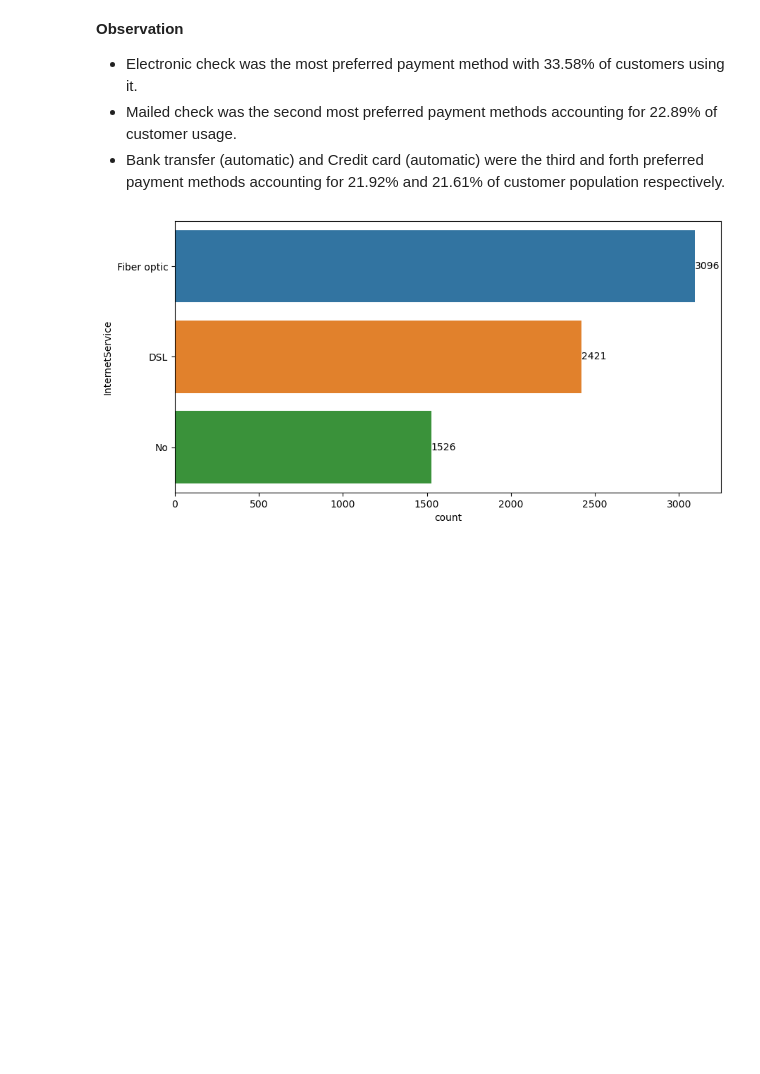
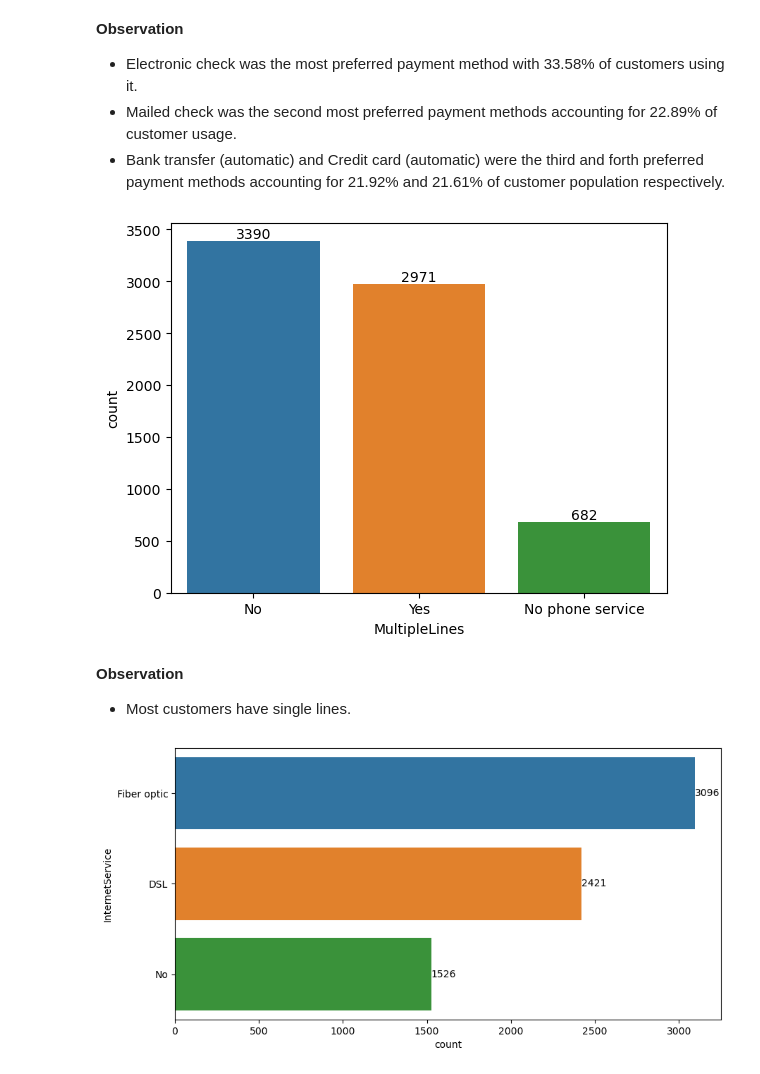
Before and after one commit to chemutai254/ML_Projects, a Jupyter notebook: Capstone_Project/CustomerChurnPrediction.ipynb, the cells around one changed output. Drawn from its saved outputs; the diff is of its cells as text; code cells hidden in the pictures; blank space fills up the shorter version.

```diff
--- a/Capstone_Project/CustomerChurnPrediction.ipynb
+++ b/Capstone_Project/CustomerChurnPrediction.ipynb
@@ -221,6 +221,16 @@ plt.show();
 - Electronic check was the most preferred payment method with 33.58% of customers using it.
 - Mailed check was the second most preferred payment methods accounting for 22.89% of customer usage.
 - Bank transfer (automatic) and Credit card (automatic) were the third and forth preferred payment methods accounting for 21.92% and 21.61% of customer population respectively.
+# %%
+# sns.countplot(x="MultipleLines", data=df1).set_title("Customers by Lines");
+ax = sns.countplot(x=df1["MultipleLines"], order=df1["MultipleLines"].value_counts(ascending=False).index)
+values = df1["MultipleLines"].value_counts(ascending=False).values
+ax.bar_label(container=ax.containers[0], labels=values);
+# %% [output]
+[figure, added]
+# %% [markdown]
+**Observation**
+- Most customers have single lines.
 # %%
 # Internet Service
 plt.figure(figsize=(10,5))
```
Also changed, not shown: parts of 9 cells of this notebook.
